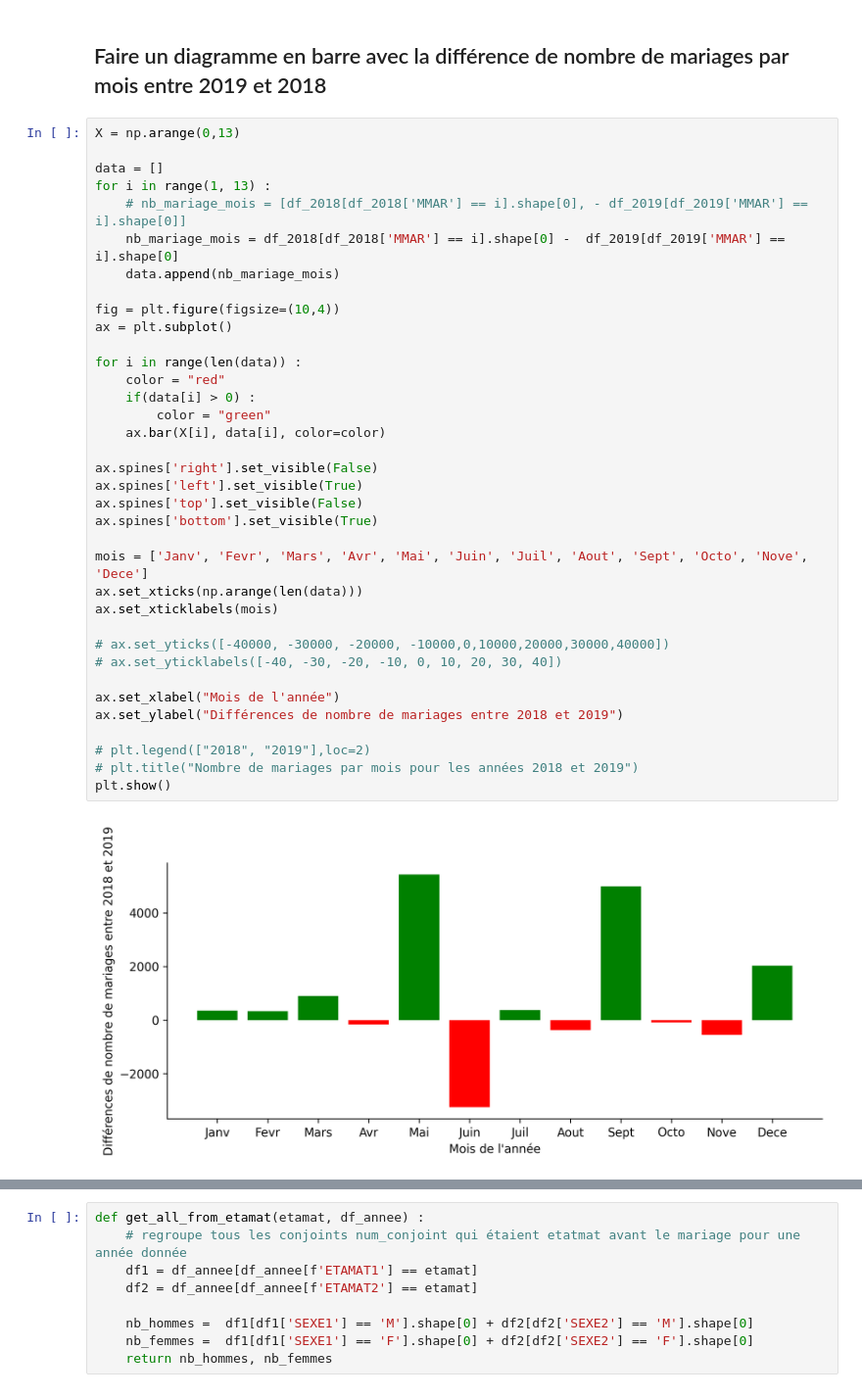
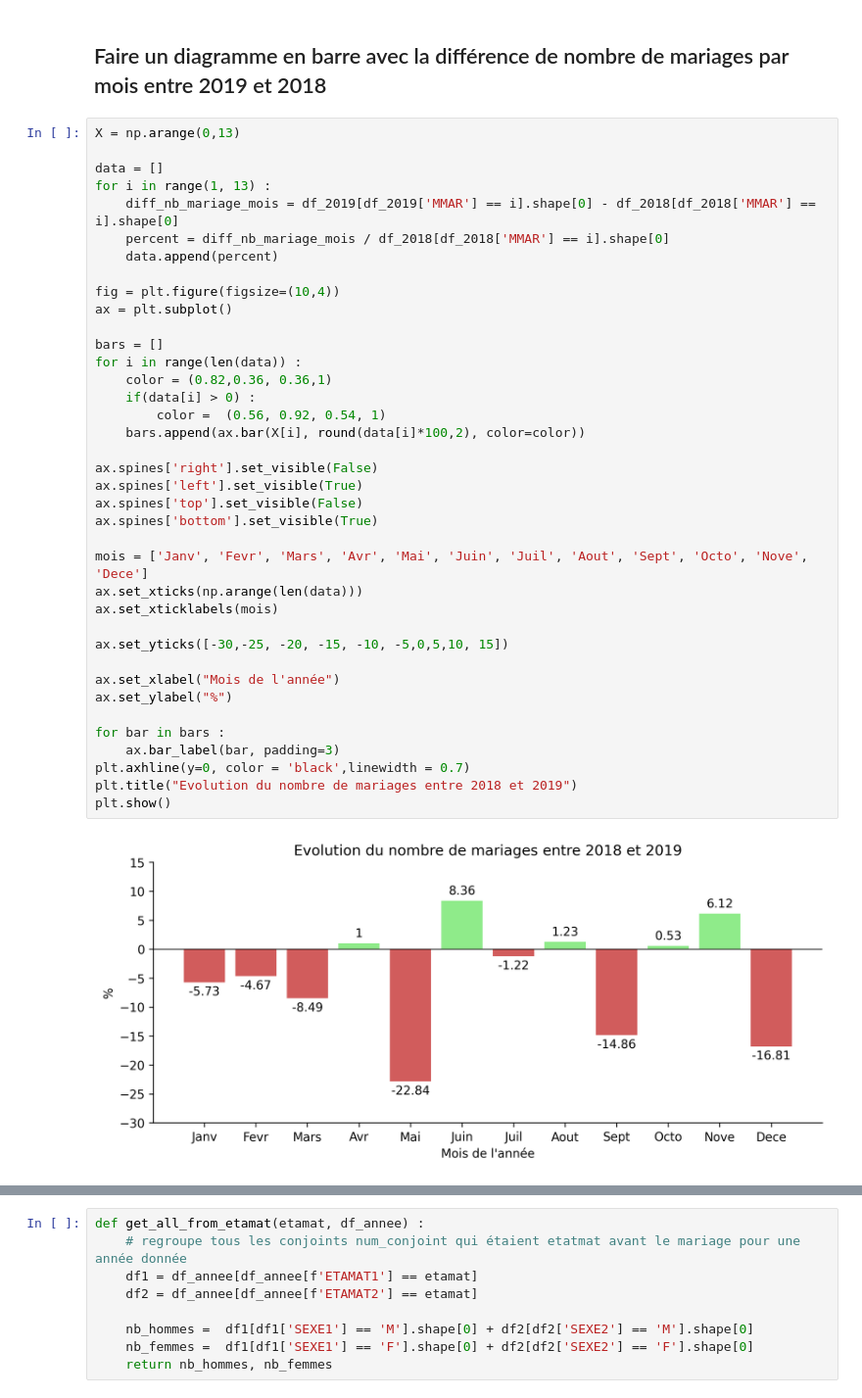
Before and after one commit to plorgue/fr_wedding_data_analysis, a Jupyter notebook: First_notebook.ipynb, the cells around one changed output, grey strips where cells are left out. Shown at 98% size. Saved outputs shown, nothing was run; the diff lists cells and outputs as text.

```diff
--- a/First_notebook.ipynb
+++ b/First_notebook.ipynb
@@ -74,39 +75,41 @@ df_corresp_labels_2019.head()
 # %%
 X = np.arange(0,13)
 
 data = []
 for i in range(1, 13) :
-    # nb_mariage_mois = [df_2018[df_2018['MMAR'] == i].shape[0], - df_2019[df_2019['MMAR'] == i].shape[0]]
-    nb_mariage_mois = df_2018[df_2018['MMAR'] == i].shape[0] -  df_2019[df_2019['MMAR'] == i].shape[0]
-    data.append(nb_mariage_mois)
+    diff_nb_mariage_mois = df_2019[df_2019['MMAR'] == i].shape[0] - df_2018[df_2018['MMAR'] == i].shape[0]
+    percent = diff_nb_mariage_mois / df_2018[df_2018['MMAR'] == i].shape[0]
+    data.append(percent)
 
 fig = plt.figure(figsize=(10,4))
 ax = plt.subplot()
 
+bars = []
 for i in range(len(data)) :
-    color = "red"
+    color = (0.82,0.36, 0.36,1)
     if(data[i] > 0) :
-        color = "green"
-    ax.bar(X[i], data[i], color=color)
+        color =  (0.56, 0.92, 0.54, 1)
+    bars.append(ax.bar(X[i], round(data[i]*100,2), color=color))
 
 ax.spines['right'].set_visible(False)
 ax.spines['left'].set_visible(True)
 ax.spines['top'].set_visible(False)
 ax.spines['bottom'].set_visible(True)
 
 mois = ['Janv', 'Fevr', 'Mars', 'Avr', 'Mai', 'Juin', 'Juil', 'Aout', 'Sept', 'Octo', 'Nove', 'Dece']
 ax.set_xticks(np.arange(len(data)))
 ax.set_xticklabels(mois)
 
-# ax.set_yticks([-40000, -30000, -20000, -10000,0,10000,20000,30000,40000])
-# ax.set_yticklabels([-40, -30, -20, -10, 0, 10, 20, 30, 40])
+ax.set_yticks([-30,-25, -20, -15, -10, -5,0,5,10, 15])
 
 ax.set_xlabel("Mois de l'année")
-ax.set_ylabel("Différences de nombre de mariages entre 2018 et 2019")
+ax.set_ylabel("%")
 
-# plt.legend(["2018", "2019"],loc=2)
-# plt.title("Nombre de mariages par mois pour les années 2018 et 2019")
+for bar in bars :
+    ax.bar_label(bar, padding=3)
+plt.axhline(y=0, color = 'black',linewidth = 0.7)
+plt.title("Evolution du nombre de mariages entre 2018 et 2019")
 plt.show()
 # %% [output]
-[figure, old version]
+[figure, new version]
 # %% [markdown]
```
Also changed, not shown: parts of 21 cells of this notebook.
